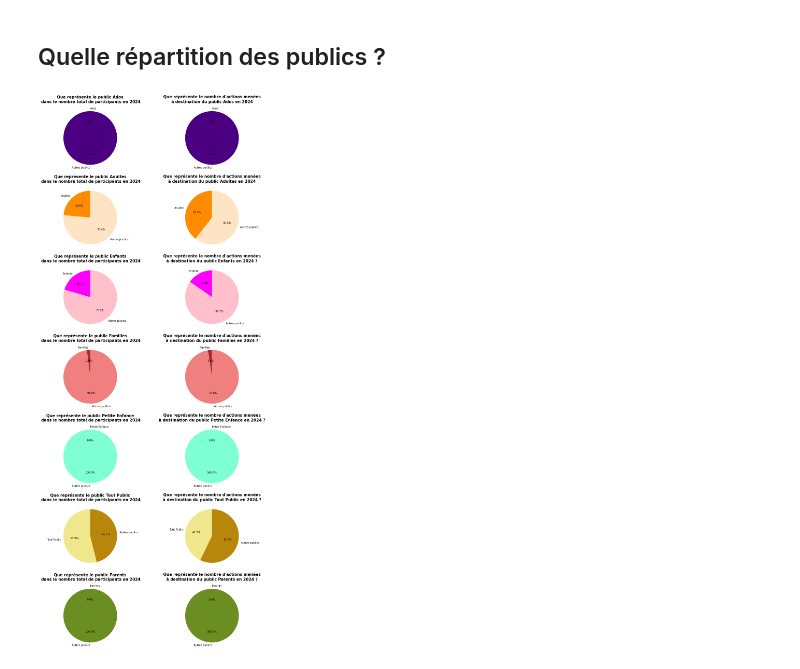
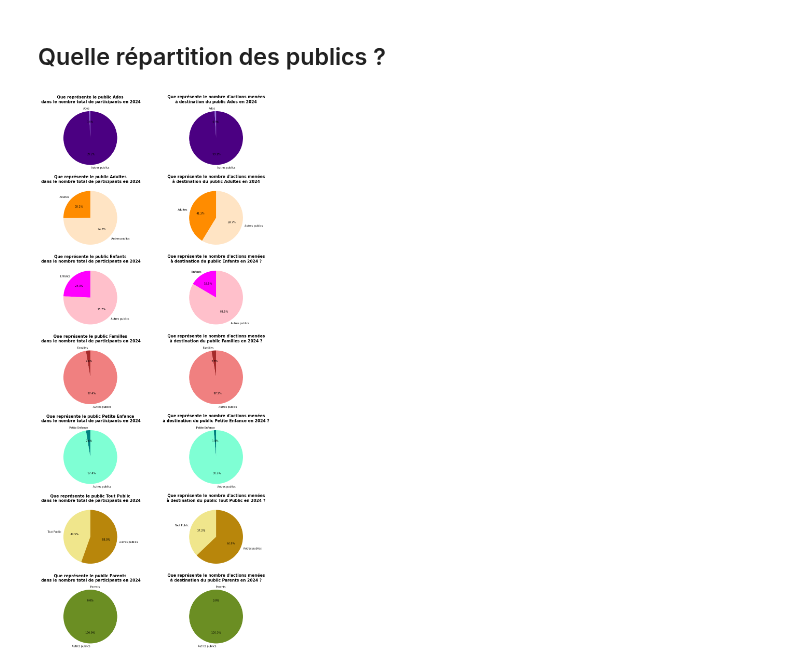
Before and after one commit to medrbx/kibini2, a Jupyter notebook: kibini/notebook_kibini2_med_quels_publics_action_culturelle.ipynb, the cells around one changed output. Drawn from its saved outputs; the diff is of its cells as text; code cells hidden in the pictures.

```diff
--- a/kibini/notebook_kibini2_med_quels_publics_action_culturelle.ipynb
+++ b/kibini/notebook_kibini2_med_quels_publics_action_culturelle.ipynb
@@ -12,6 +12,8 @@ from kiblib.utils import lucas_sns_params
 db_conn = DbConn().create_engine()
 # %%
 query = """SELECT * FROM statdb.stat_action_culturelle"""
+# %%
+last_year = dt.datetime.today().year - 1
 # %%
 action_culturelle = pd.read_sql(query,db_conn)
 # %%
@@ -177,7 +177,7 @@ year = dt.datetime.today().year
 # %%
 # REPARTITION PAR NOMBRE DE PARTICIPANTS
 # %%
-repartition_participants_ByPublic = pd.pivot_table(data=action_culturelle[action_culturelle['annee']==year],index='public',values='participants',aggfunc=sum)
+repartition_participants_ByPublic = pd.pivot_table(data=action_culturelle[action_culturelle['annee']==last_year],index='public',values='participants',aggfunc=sum)
 # %%
 # Il peut arriver qu'une colonne manque, il faudra donc faire un merge de ce tableau
 #sur un df qui contient toutes les cols
@@ -235,7 +235,7 @@ repartition_participants_ByPublicTousPublics = repartition_participants_ByPublic
 # %%
  # PAR NOMBRE D'ACTIONS MENÉES
 # %%
-repartition_actions_ByPublic = pd.pivot_table(data=action_culturelle[action_culturelle['annee']==year],index='public',values='nb_actions',aggfunc=sum)
+repartition_actions_ByPublic = pd.pivot_table(data=action_culturelle[action_culturelle['annee']==last_year],index='public',values='nb_actions',aggfunc=sum)
 # %%
 repartition_actions_ByPublic = df_modele.merge(repartition_actions_ByPublic,
                                                     left_on=df_modele.index,
@@ -280,14 +280,14 @@ axs[0,0].pie(x=repartition_participants_ByPublicAdo['Adolescents'],
              labels=['Ados','Autres publics'],
              colors=['mediumpurple','indigo'],
              autopct='%1.1f%%')
-axs[0,0].set_title(f"Que représente le public Ados\n dans le nombre total de participants en {year}")
+axs[0,0].set_title(f"Que représente le public Ados\n dans le nombre total de participants en {last_year}")
 
 axs[0,1].pie(x=repartition_actions_ByPublicAdo['Adolescents'],
              startangle=90,
              labels=['Ados','Autres publics'],
              colors=['mediumpurple','indigo'],
              autopct='%1.1f%%')
-axs[0,1].set_title(f"Que représente le nombre d'actions menées\nà destination du public Ados en {year}")
+axs[0,1].set_title(f"Que représente le nombre d'actions menées\nà destination du public Ados en {last_year}")
 
 #2E GRAPHIQUE
 axs[1,0].pie(x=repartition_participants_ByPublicAdultes['Adultes'],
@@ -295,7 +295,7 @@ axs[1,0].pie(x=repartition_participants_ByPublicAdultes['Adultes'],
              labels=['Adultes','Autres publics'],
              colors=['darkorange','bisque'],
              autopct='%1.1f%%')
-axs[1,0].set_title(f"Que représente le public Adultes\n dans le nombre total de participants en {year}")
+axs[1,0].set_title(f"Que représente le public Adultes\n dans le nombre total de participants en {last_year}")
 
 
 axs[1,1].pie(x=repartition_actions_ByPublicAdultes['Adultes'],
@@ -303,7 +303,7 @@ axs[1,1].pie(x=repartition_actions_ByPublicAdultes['Adultes'],
              labels=['Adultes','Autres publics'],
              colors=['darkorange','bisque'],
              autopct='%1.1f%%')
-axs[1,1].set_title(f"Que représente le nombre d'actions menées\nà destination du public Adultes en {year}")
+axs[1,1].set_title(f"Que représente le nombre d'actions menées\nà destination du public Adultes en {last_year}")
 
 
 #3E GRAPHIQUE
@@ -313,7 +313,7 @@ axs[2,0].pie(x=repartition_participants_ByPublicEnfants['Enfants'],
              colors=['magenta','pink'],
              autopct='%1.1f%%'
             )
-axs[2,0].set_title(f"Que représente le public Enfants\n dans le nombre total de participants en {year}")
+axs[2,0].set_title(f"Que représente le public Enfants\n dans le nombre total de participants en {last_year}")
 
 
 axs[2,1].pie(x=repartition_actions_ByPublicEnfants['Enfants'],
@@ -322,7 +322,7 @@ axs[2,1].pie(x=repartition_actions_ByPublicEnfants['Enfants'],
              colors=['magenta','pink'],
              autopct='%1.1f%%'
             )
-axs[2,1].set_title(f"Que représente le nombre d'actions menées\nà destination du public Enfants en {year} ?")
+axs[2,1].set_title(f"Que représente le nombre d'actions menées\nà destination du public Enfants en {last_year} ?")
 
 
 #4E GRAPHIQUE
@@ -333,7 +333,7 @@ axs[3,0].pie(x=repartition_participants_ByPublicFamilles['Familles'],
              autopct='%1.1f%%'
             )
 
-axs[3,0].set_title(f"Que représente le public Familles\n dans le nombre total de participants en {year}")
+axs[3,0].set_title(f"Que représente le public Familles\n dans le nombre total de participants en {last_year}")
 
 
 axs[3,1].pie(x=repartition_actions_ByPublicFamilles['Familles'],
@@ -343,7 +343,7 @@ axs[3,1].pie(x=repartition_actions_ByPublicFamilles['Familles'],
              autopct='%1.1f%%'
             )
 
-axs[3,1].set_title(f"Que représente le nombre d'actions menées\nà destination du public Familles en {year} ?")
+axs[3,1].set_title(f"Que représente le nombre d'actions menées\nà destination du public Familles en {last_year} ?")
 
 
 #5E GRAPHIQUE
@@ -354,7 +354,7 @@ axs[4,0].pie(x=repartition_participants_ByPublicPE['Petite enfance'],
              autopct='%1.1f%%'
             )
 
-axs[4,0].set_title(f"Que représente le public Petite Enfance\n dans le nombre total de participants en {year}")
+axs[4,0].set_title(f"Que représente le public Petite Enfance\n dans le nombre total de participants en {last_year}")
 
 axs[4,1].pie(x=repartition_actions_ByPublicPE['Petite enfance'],
              startangle=90,
@@ -363,7 +363,7 @@ axs[4,1].pie(x=repartition_actions_ByPublicPE['Petite enfance'],
              autopct='%1.1f%%'
             )
 
-axs[4,1].set_title(f"Que représente le nombre d'actions menées\nà destination du public Petite Enfance en {year} ?")
+axs[4,1].set_title(f"Que représente le nombre d'actions menées\nà destination du public Petite Enfance en {last_year} ?")
 
 
 #6E GRAPHIQUE
@@ -374,35 +374,35 @@ axs[5,0].pie(x=repartition_participants_ByPublicTousPublics['Tout public'],
              autopct='%1.1f%%'
             )
 
-axs[5,0].set_title(f"Que représente le public Tout Public\n dans le nombre total de participants en {year}")
+axs[5,0].set_title(f"Que représente le public Tout Public\n dans le nombre total de participants en {last_year}")
 
 axs[5,1].pie(x=repartition_actions_ByPublicTousPublics['Tout public'],
              startangle=90,
              labels=['Tout Public','Autres publics'],
              colors=['khaki','darkgoldenrod'],
              autopct='%1.1f%%'
             )
-axs[5,1].set_title(f"Que représente le nombre d'actions menées\nà destination du public Tout Public en {year} ?")
+axs[5,1].set_title(f"Que représente le nombre d'actions menées\nà destination du public Tout Public en {last_year} ?")
 
 
 # 7E GRAPHIQUE
 axs[6,0].pie(x=repartition_participants_ByPublicParents['Parents'],
        startangle=90,
        labels=['Parents','Autres publics'],
        colors=['yellowgreen','olivedrab'],
        autopct='%1.1f%%')
-axs[6,0].set_title(f"Que représente le public Parents\n dans le nombre total de participants en {year}")
+axs[6,0].set_title(f"Que représente le public Parents\n dans le nombre total de participants en {last_year}")
 
 axs[6,1].pie(x=repartition_actions_ByPublicParents['Parents'],
        startangle=90,
        labels=['Parents','Autres publics'],
        colors=['yellowgreen','olivedrab'],
        autopct='%1.1f%%')
-axs[6,1].set_title(f"Que représente le nombre d'actions menées\nà destination du public Parents en {year} ?")
+axs[6,1].set_title(f"Que représente le nombre d'actions menées\nà destination du public Parents en {last_year} ?")
 
 
 
 f.tight_layout()
 plt.show()
 # %% [output]
-[figure, old version]
+[figure, new version]
```
Also changed, not shown: parts of 10 cells of this notebook, 2 other files.
